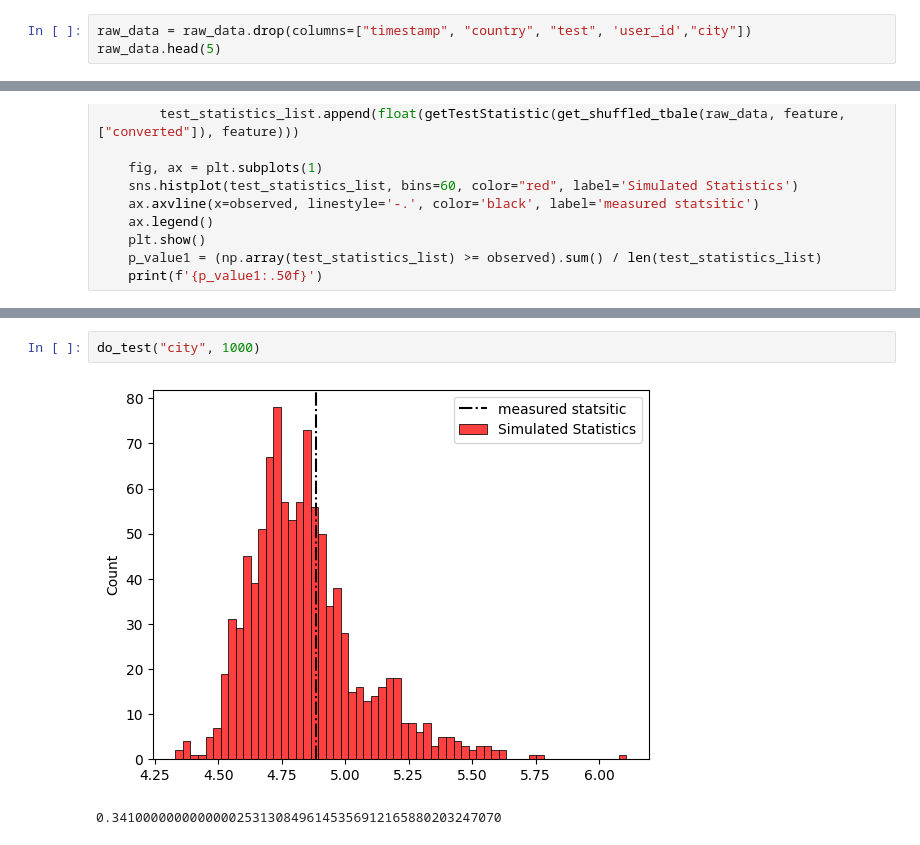
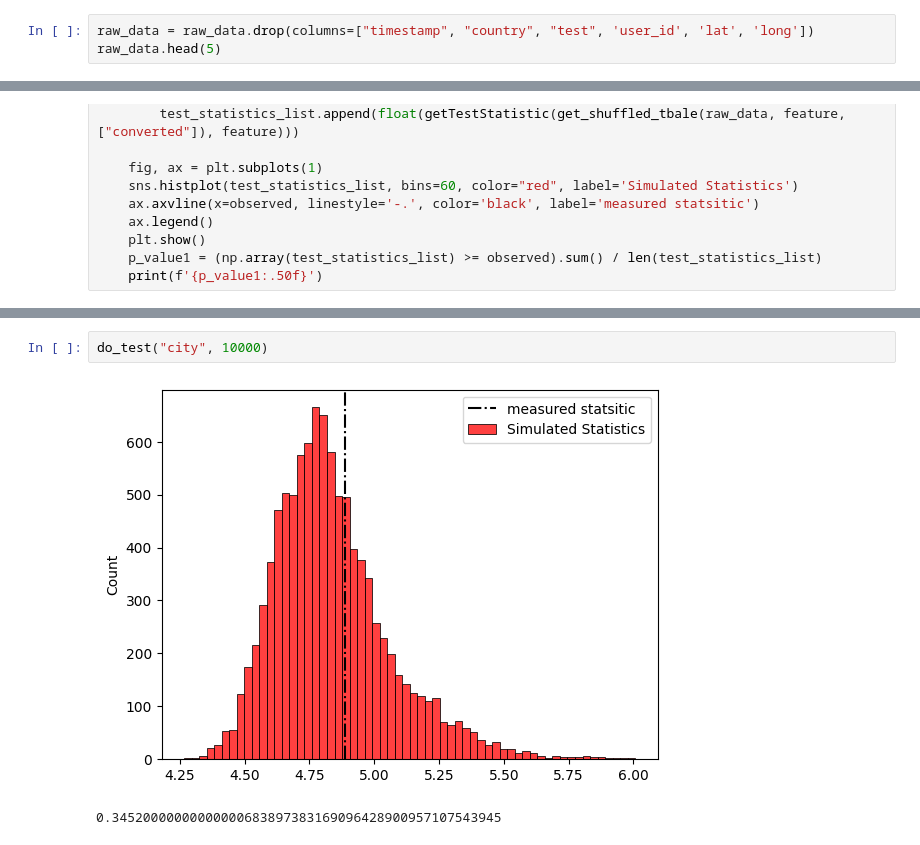
Before and after one commit to DYYasUNCStudent/DATA110, a Jupyter notebook: Final Project/AB testing.ipynb, the cells around one changed output, grey strips where cells are left out. Drawn from its saved outputs; the diff is of its cells as text.

```diff
--- a/Final Project/AB testing.ipynb
+++ b/Final Project/AB testing.ipynb
@@ -24,6 +24,6 @@ raw_data.head(5)
 # %% [markdown]
 Remove timestamp and country columns.
 # %%
-raw_data = raw_data.drop(columns=["timestamp", "country", "test", 'user_id',"city"])
+raw_data = raw_data.drop(columns=["timestamp", "country", "test", 'user_id', 'lat', 'long'])
 raw_data.head(5)
 # %% [output]
@@ -89,5 +89,5 @@ do_test("source", 1000)
 # %%
-do_test("city", 1000)
+do_test("city", 10000)
 # %% [output]
-[figure, old version]
+[figure, new version]
-0.34100000000000002531308496145356912165880203247070
+0.34520000000000000683897383169096428900957107543945
```
Also changed, not shown: parts of 5 cells of this notebook.
